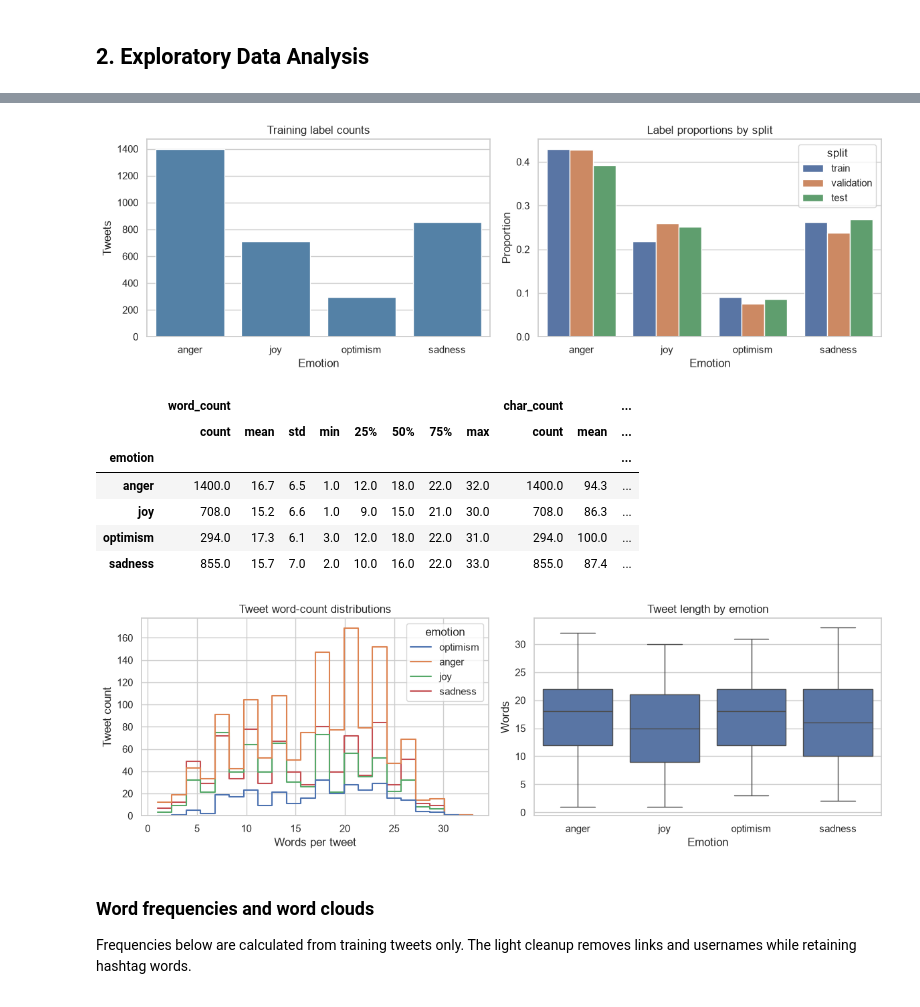
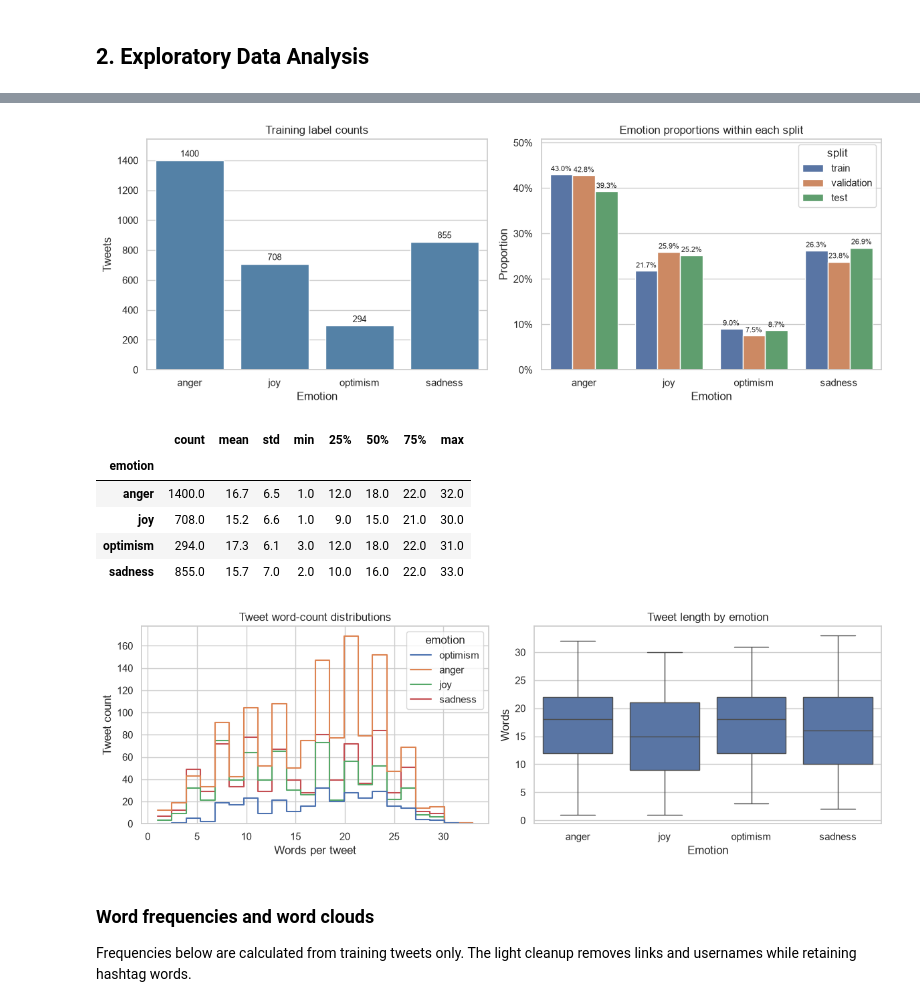
Before and after one commit to Panhawornd/NLP-Project, a Jupyter notebook: TED-NLP.ipynb, the cells around one changed output, grey strips where cells are left out. Cells and saved outputs as stored; diff of their text form; code cells hidden in the pictures.

```diff
--- a/TED-NLP.ipynb
+++ b/TED-NLP.ipynb
@@ -91,28 +91,51 @@ Training examples:
 # %%
-# Compare emotion counts and proportions across the official splits.
+# Compare emotion counts and within-split proportions across the official splits.
+from matplotlib.ticker import PercentFormatter
+
 label_names = list(emotion_labels.values())
-
 counts = pd.DataFrame({
     name: frame["emotion"].value_counts().reindex(label_names, fill_value=0)
     for name, frame in dataset_splits.items()
 })
 proportions = counts.div(counts.sum(axis=0), axis=1).rename_axis("emotion").reset_index()
 
-fig, axes = plt.subplots(1, 2, figsize=(12, 4))
-sns.countplot(data=train_df, x="emotion", order=label_names, ax=axes[0], color="steelblue")
+fig, axes = plt.subplots(1, 2, figsize=(12, 4.5))
+sns.countplot(
+    data=train_df, x="emotion", order=label_names,
+    ax=axes[0], color="steelblue",
+)
 axes[0].set(title="Training label counts", xlabel="Emotion", ylabel="Tweets")
-sns.barplot(data=proportions.melt(id_vars="emotion", var_name="split", value_name="proportion"),
-            x="emotion", y="proportion", hue="split", order=label_names, ax=axes[1])
-axes[1].set(title="Label proportions by split", xlabel="Emotion", ylabel="Proportion")
+axes[0].margins(y=0.10)
+for container in axes[0].containers:
+    axes[0].bar_label(container, fmt="%.0f", padding=2, fontsize=9)
+
+proportion_data = proportions.melt(
+    id_vars="emotion", var_name="split", value_name="proportion"
+)
+sns.barplot(
+    data=proportion_data, x="emotion", y="proportion", hue="split",
+    order=label_names, ax=axes[1],
+)
+axes[1].set(
+    title="Emotion proportions within each split",
+    xlabel="Emotion",
+    ylabel="Proportion",
+)
+axes[1].yaxis.set_major_formatter(PercentFormatter(xmax=1))
+axes[1].margins(y=0.18)
+for container in axes[1].containers:
+    labels = [f"{bar.get_height():.1%}" for bar in container]
+    axes[1].bar_label(container, labels=labels, padding=2, fontsize=8)
+
 plt.tight_layout()
 plt.show()
 # %% [output]
-[figure, old version]
+[figure, new version]
 # %%
 # Tweet length by words and characters.
 train_df["word_count"] = train_df["text"].astype(str).str.split().str.len()
-train_df["char_count"] = train_df["text"].astype(str).str.len()
-display(train_df.groupby("emotion")[["word_count", "char_count"]].describe().round(1))
+# train_df["char_count"] = train_df["text"].astype(str).str.len()
+display(train_df.groupby("emotion")["word_count"].describe().round(1))
 
 fig, axes = plt.subplots(1, 2, figsize=(12, 4))
 sns.histplot(data=train_df, x="word_count", hue="emotion", stat="count",
@@ -123,13 +146,12 @@ axes[1].set(title="Tweet length by emotion", xlabel="Emotion", ylabel="Words")
 plt.tight_layout()
 plt.show()
 # %% [output]
-|  | word_count |  |  |  |  |  |  |  | char_count |  | ... |
-|  | count | mean | std | min | 25% | 50% | 75% | max | count | mean | ... |
-| emotion |  |  |  |  |  |  |  |  |  |  | ... |
-| anger | 1400.0 | 16.7 | 6.5 | 1.0 | 12.0 | 18.0 | 22.0 | 32.0 | 1400.0 | 94.3 | ... |
-| joy | 708.0 | 15.2 | 6.6 | 1.0 | 9.0 | 15.0 | 21.0 | 30.0 | 708.0 | 86.3 | ... |
-| optimism | 294.0 | 17.3 | 6.1 | 3.0 | 12.0 | 18.0 | 22.0 | 31.0 | 294.0 | 100.0 | ... |
-| sadness | 855.0 | 15.7 | 7.0 | 2.0 | 10.0 | 16.0 | 22.0 | 33.0 | 855.0 | 87.4 | ... |
+|  | count | mean | std | min | 25% | 50% | 75% | max |
+| emotion |  |  |  |  |  |  |  |  |
+| anger | 1400.0 | 16.7 | 6.5 | 1.0 | 12.0 | 18.0 | 22.0 | 32.0 |
+| joy | 708.0 | 15.2 | 6.6 | 1.0 | 9.0 | 15.0 | 21.0 | 30.0 |
+| optimism | 294.0 | 17.3 | 6.1 | 3.0 | 12.0 | 18.0 | 22.0 | 31.0 |
+| sadness | 855.0 | 15.7 | 7.0 | 2.0 | 10.0 | 16.0 | 22.0 | 33.0 |
 [figure]
 # %% [markdown]
 ### Word frequencies and word clouds
```
Also changed, not shown: parts of 17 cells of this notebook, 4 other files.
